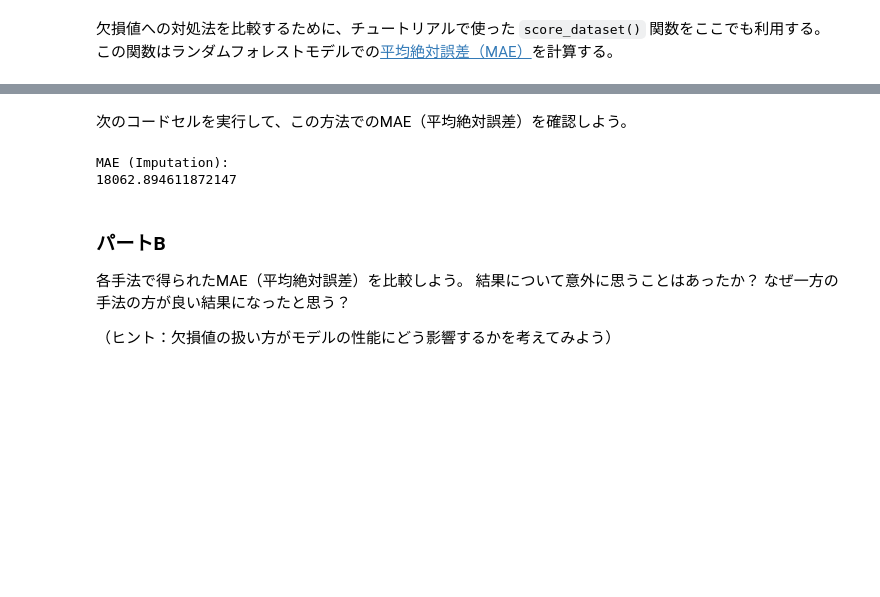
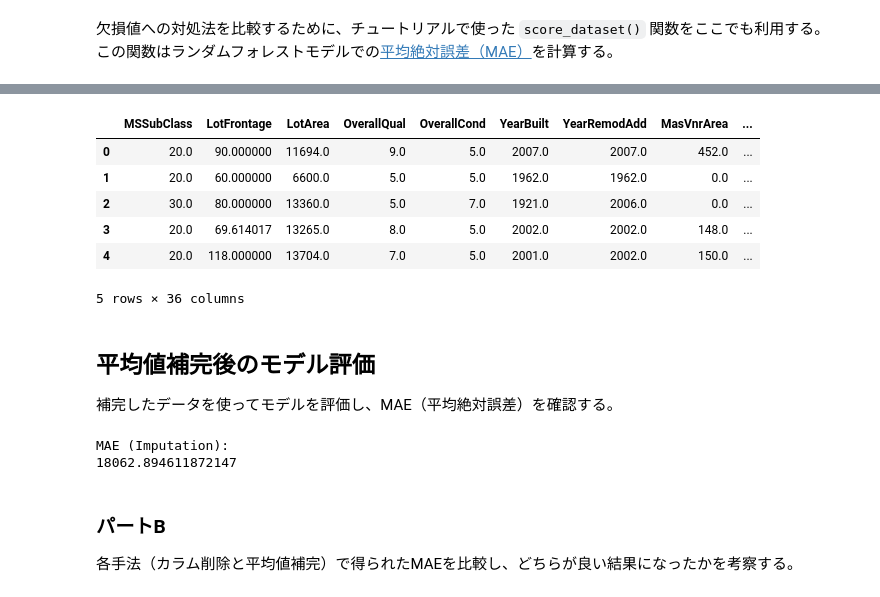
Before and after one commit to isoittech/kaggle-courses, a Jupyter notebook: intermediate_machine_learning/02-missing-values.ipynb, the cells around one changed output, grey strips where cells are left out. Saved outputs shown, nothing was run; the diff lists cells and outputs as text; code cells hidden in the pictures; blank space fills up the shorter version.

```diff
--- a/intermediate_machine_learning/02-missing-values.ipynb
+++ b/intermediate_machine_learning/02-missing-values.ipynb
@@ -315,9 +529,34 @@ step_3.a.check()
 # %%
+
+# SimpleImputerで補完するとカラム名が消えるので、元のカラム名を再設定
+imputed_X_train.columns = X_train.columns
+imputed_X_valid.columns = X_valid.columns
+
+
+# 補完後のデータを確認（先頭5行）
+imputed_X_train.head()
+
+
+# --- 答え合わせ（Kaggleの自動採点用）---
+# step_3.a.check()
+
+
 # --- ヒントや解答を表示したい場合は、下のコメントアウトを外す ---
 # step_3.a.hint()    # ヒントを表示
 # step_3.a.solution() # 解答例を表示
+# %% [output]
+|  | MSSubClass | LotFrontage | LotArea | OverallQual | OverallCond | YearBuilt | YearRemodAdd | MasVnrArea | ... |
+| 0 | 20.0 | 90.000000 | 11694.0 | 9.0 | 5.0 | 2007.0 | 2007.0 | 452.0 | ... |
+| 1 | 20.0 | 60.000000 | 6600.0 | 5.0 | 5.0 | 1962.0 | 1962.0 | 0.0 | ... |
+| 2 | 30.0 | 80.000000 | 13360.0 | 5.0 | 7.0 | 1921.0 | 2006.0 | 0.0 | ... |
+| 3 | 20.0 | 69.614017 | 13265.0 | 8.0 | 5.0 | 2002.0 | 2002.0 | 148.0 | ... |
+| 4 | 20.0 | 118.000000 | 13704.0 | 7.0 | 5.0 | 2001.0 | 2002.0 | 150.0 | ... |
+5 rows × 36 columns
-# %% [markdown]
-次のコードセルを実行して、この方法でのMAE（平均絶対誤差）を確認しよう。
+# %% [markdown]
+
+## 平均値補完後のモデル評価
+
+補完したデータを使ってモデルを評価し、MAE（平均絶対誤差）を確認する。
 # %%
 # --- 平均値補完後のモデル評価（MAE算出）---
 print("MAE (Imputation):")
@@ -325,14 +564,10 @@ print(score_dataset(imputed_X_train, imputed_X_valid, y_train, y_valid))  # MAE
 # %% [output]
 MAE (Imputation):
 18062.894611872147
-# %% [markdown]
-### パートB
-
-各手法で得られたMAE（平均絶対誤差）を比較しよう。
-結果について意外に思うことはあったか？
-なぜ一方の手法の方が良い結果になったと思う？
-
-（ヒント：欠損値の扱い方がモデルの性能にどう影響するかを考えてみよう）
+# %% [markdown]
+### パートB
+
+各手法（カラム削除と平均値補完）で得られたMAEを比較し、どちらが良い結果になったかを考察する。
 # %%
 # --- ヒントや解答を表示したい場合は、下のコメントアウトを外す ---
 # step_3.b.hint()    # ヒントを表示
```
Also changed, not shown: parts of 41 cells of this notebook, 1 other file.
